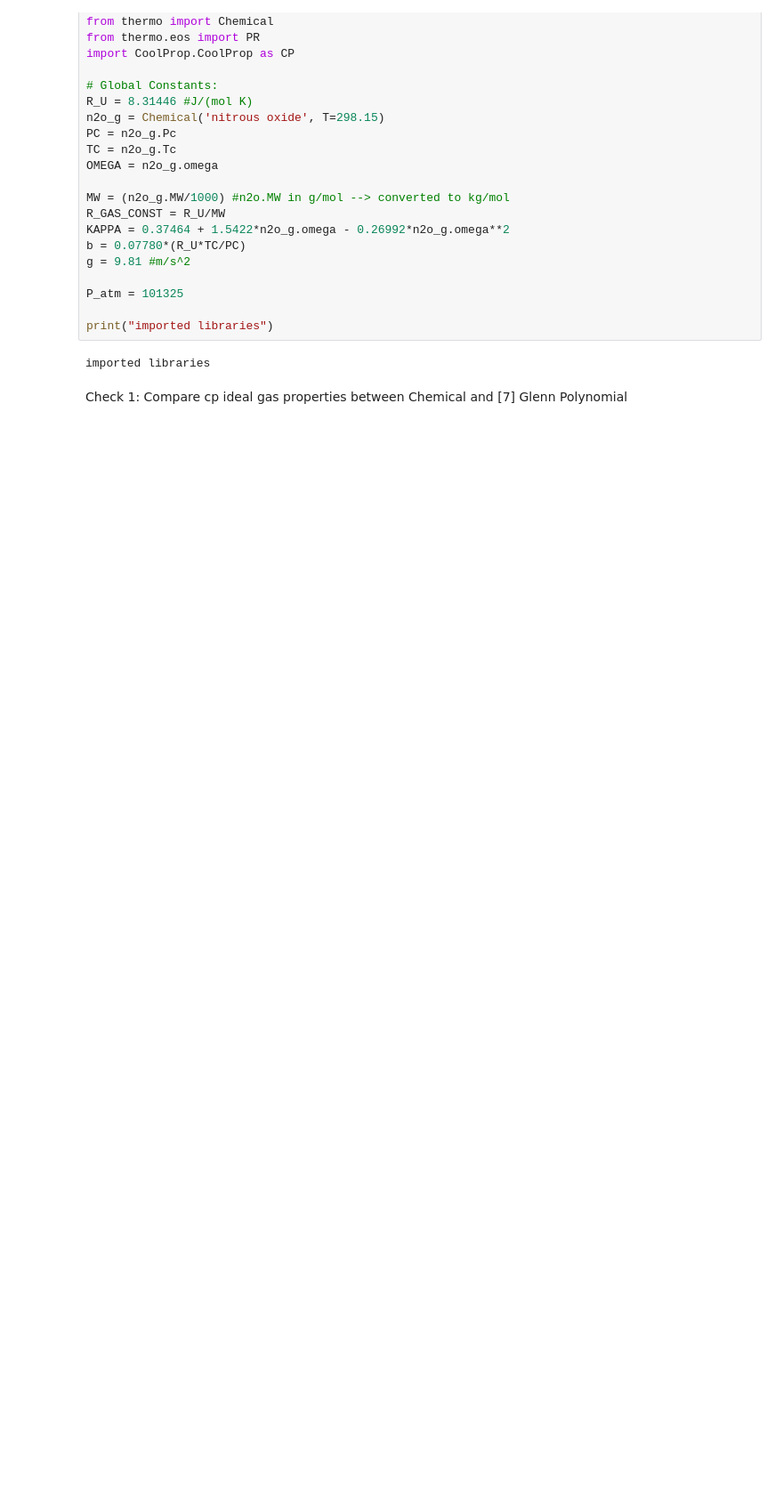
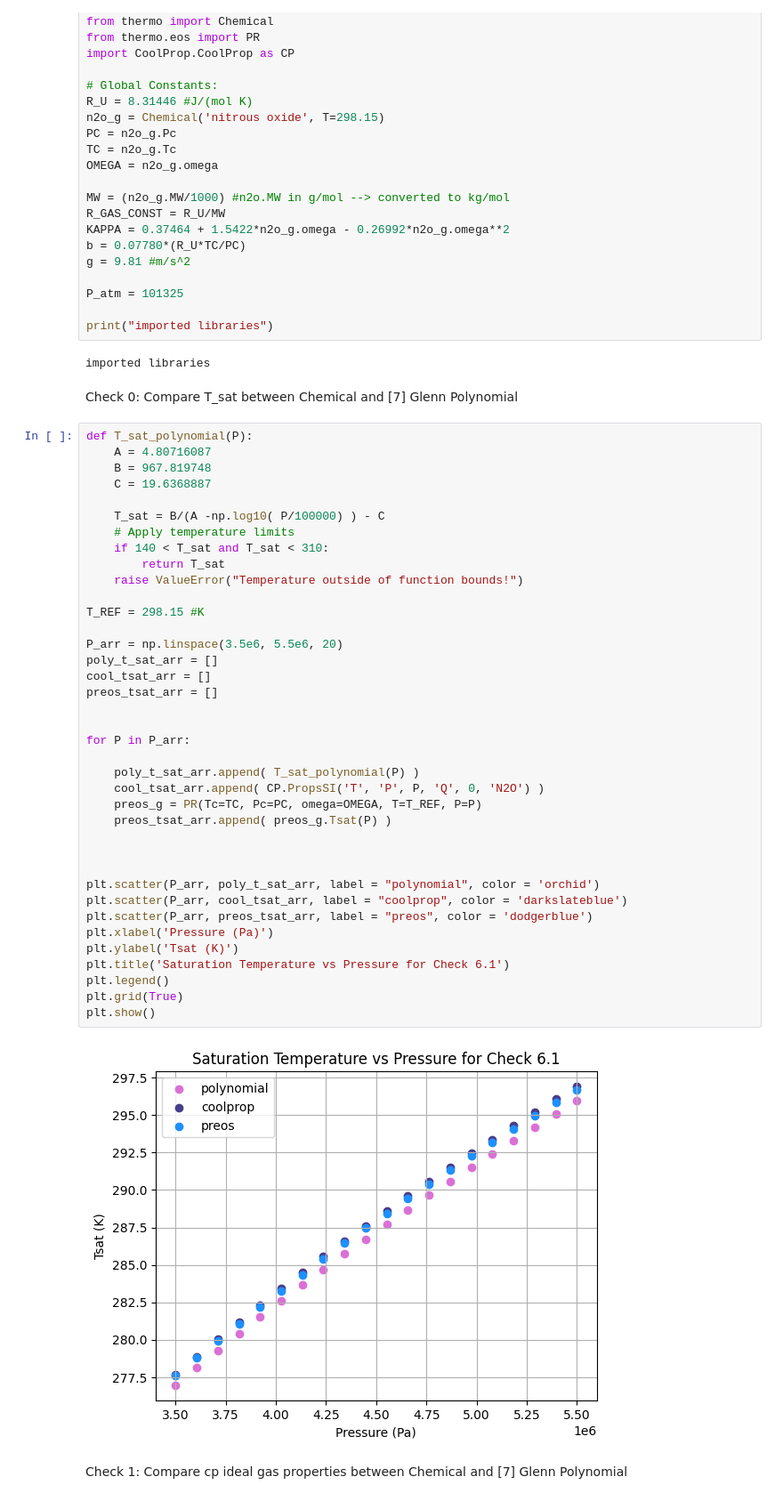
Before and after one commit to rwright403/king_hybrid, a Jupyter notebook: src/thermo_property_lookup/27-feb-2025-testing-thermo-properties.ipynb, the cells around one changed output. Shown at 89% size. Drawn from its saved outputs; the diff is of its cells as text; blank space fills up the shorter version.

```diff
--- a/src/thermo_property_lookup/27-feb-2025-testing-thermo-properties.ipynb
+++ b/src/thermo_property_lookup/27-feb-2025-testing-thermo-properties.ipynb
@@ -26,5 +26,47 @@ P_atm = 101325
 print("imported libraries")
 # %% [output]
 imported libraries
+# %% [markdown]
+Check 0: Compare T_sat between Chemical and [7] Glenn Polynomial
+# %%
+def T_sat_polynomial(P):
+    A = 4.80716087
+    B = 967.819748
+    C = 19.6368887
+
+    T_sat = B/(A -np.log10( P/100000) ) - C
+    # Apply temperature limits
+    if 140 < T_sat and T_sat < 310:
+        return T_sat
+    raise ValueError("Temperature outside of function bounds!")
+
+T_REF = 298.15 #K
+
+P_arr = np.linspace(3.5e6, 5.5e6, 20)
+poly_t_sat_arr = []
+cool_tsat_arr = []
+preos_tsat_arr = []
+
+
+for P in P_arr:
+
+    poly_t_sat_arr.append( T_sat_polynomial(P) )
+    cool_tsat_arr.append( CP.PropsSI('T', 'P', P, 'Q', 0, 'N2O') )
+    preos_g = PR(Tc=TC, Pc=PC, omega=OMEGA, T=T_REF, P=P)
+    preos_tsat_arr.append( preos_g.Tsat(P) )
+
+
+
+plt.scatter(P_arr, poly_t_sat_arr, label = "polynomial", color = 'orchid')
+plt.scatter(P_arr, cool_tsat_arr, label = "coolprop", color = 'darkslateblue')
+plt.scatter(P_arr, preos_tsat_arr, label = "preos", color = 'dodgerblue')
+plt.xlabel('Pressure (Pa)')
+plt.ylabel('Tsat (K)')
+plt.title('Saturation Temperature vs Pressure for Check 6.1')
+plt.legend()
+plt.grid(True)
+plt.show()
+# %% [output]
+[figure, added]
 # %% [markdown]
 Check 1: Compare cp ideal gas properties between Chemical and [7] Glenn Polynomial
```
Also changed, not shown: parts of 22 cells of this notebook, 1 other file.
